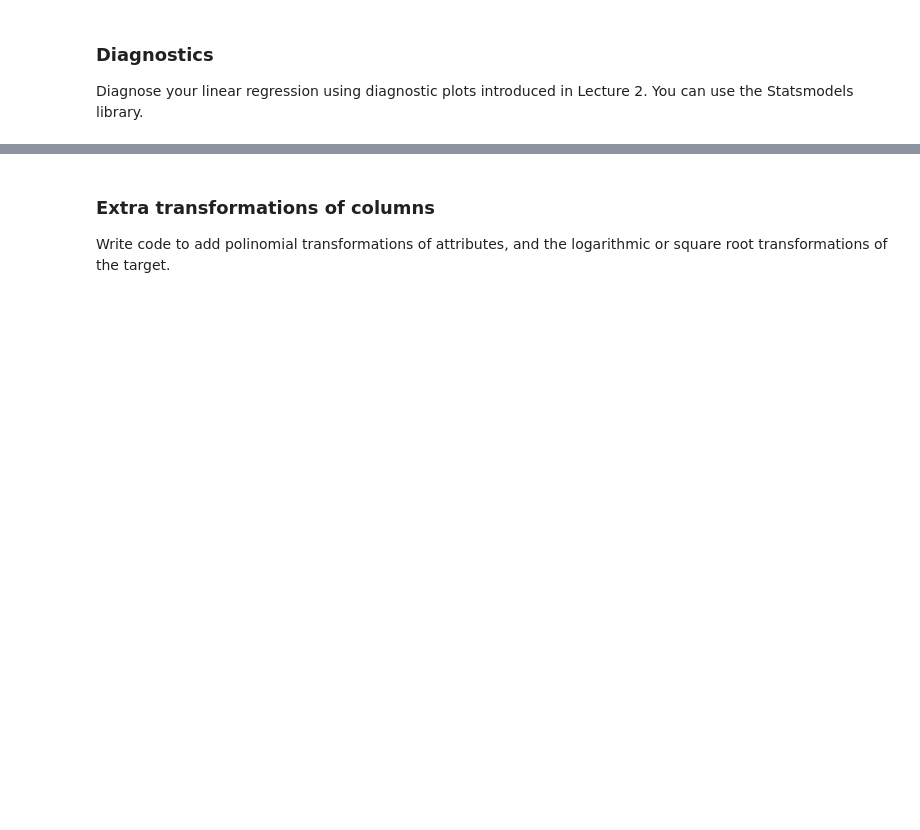
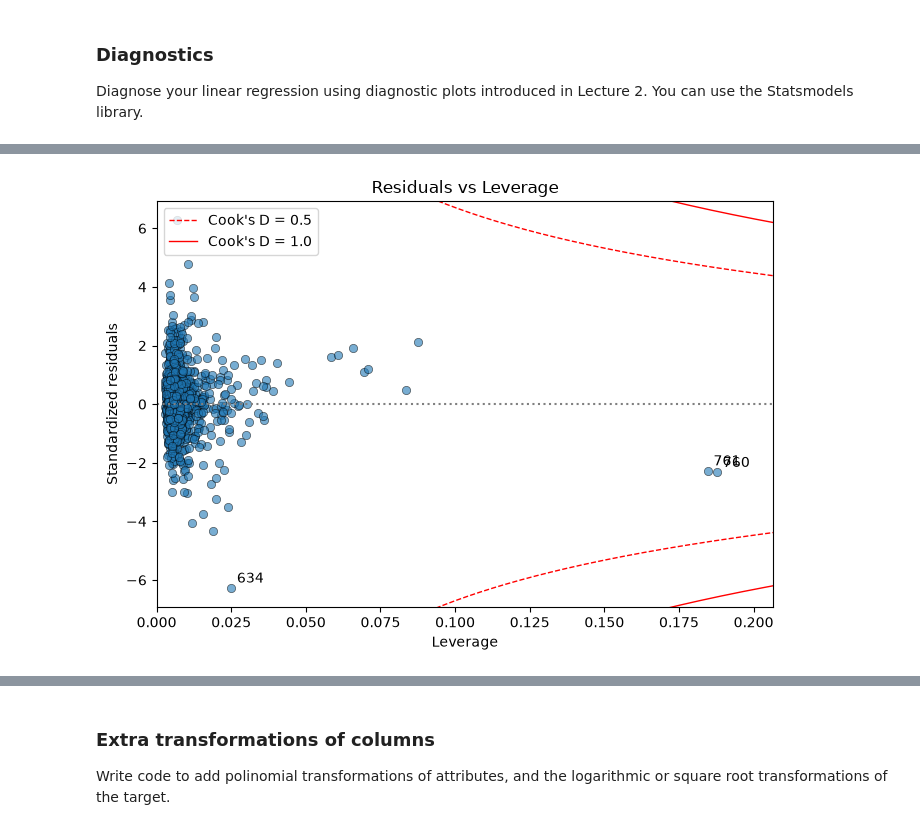
Before and after one commit to FT1E/ML_SU_assignments, a Jupyter notebook: assignment_1/TrajkoskiFilip_assignment1.ipynb, the cells around one changed output, grey strips where cells are left out. Saved outputs shown, nothing was run; the diff lists cells and outputs as text; code cells hidden in the pictures; blank space fills up the shorter version.

```diff
--- a/assignment_1/TrajkoskiFilip_assignment1.ipynb
+++ b/assignment_1/TrajkoskiFilip_assignment1.ipynb
@@ -126,0 +174,42 @@ Diagnose your linear regression using diagnostic plots introduced in Lecture 2.
+# %%
+# Leverage (same formula, just with X in place of X_design)
+XtX_inv = np.linalg.inv(X.T @ X)
+h = np.einsum("ij,jk,ik->i", X, XtX_inv, X)
+n, p = X.shape
+
+
+# Standardized (internally studentized) residuals
+s2 = residuals @ residuals / (n - p)
+std_resid = residuals / np.sqrt(s2 * (1 - h))
+
+# Cook's distance
+cooks = (std_resid**2 / p) * (h / (1 - h))
+
+
+# Plot
+fig, ax = plt.subplots(figsize=(7, 5))
+ax.scatter(h, std_resid, alpha=0.6, edgecolor="k", linewidth=0.5)
+ax.axhline(0, color="grey", linestyle=":")
+
+# Cook's distance contours (D = 0.5 and D = 1)
+hx = np.linspace(1e-3, h.max() * 1.1, 200)
+for c, ls in [(0.5, "--"), (1.0, "-")]:
+    curve = np.sqrt(c * p * (1 - hx) / hx)
+    ax.plot(hx, curve, color="red", linestyle=ls, linewidth=1, label=f"Cook's D = {c}")
+    ax.plot(hx, -curve, color="red", linestyle=ls, linewidth=1)
+
+# Label the 3 most influential points
+for i in np.argsort(cooks)[-3:]:
+    ax.annotate(str(i), (h[i], std_resid[i]), xytext=(4, 4), textcoords="offset points")
+
+ymax = max(3.5, np.abs(std_resid).max() * 1.1)
+ax.set_ylim(-ymax, ymax)
+ax.set_xlim(0, h.max() * 1.1)
+ax.set_xlabel("Leverage")
+ax.set_ylabel("Standardized residuals")
+ax.set_title("Residuals vs Leverage")
+ax.legend()
+plt.tight_layout()
+plt.show()
+# %% [output]
+[figure, added]
```
Also changed, not shown: parts of 16 cells of this notebook, 1 other file.
